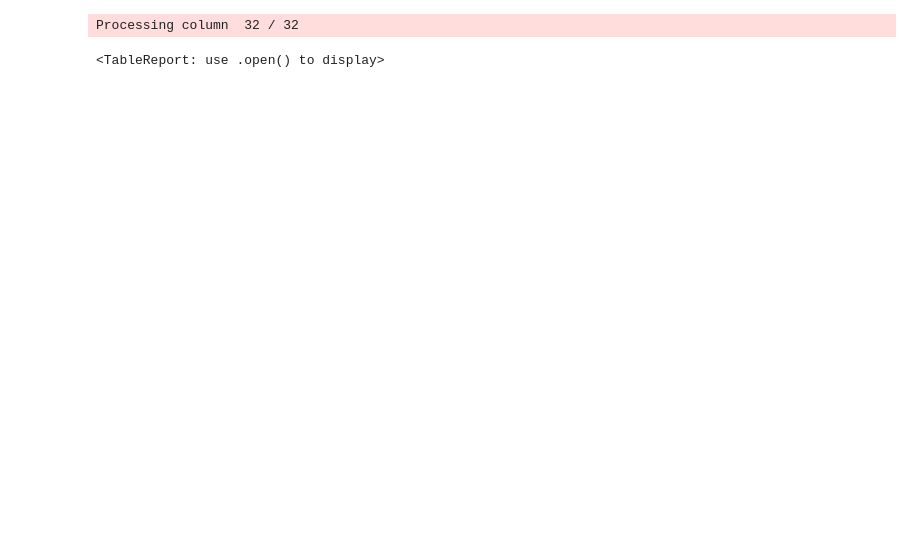
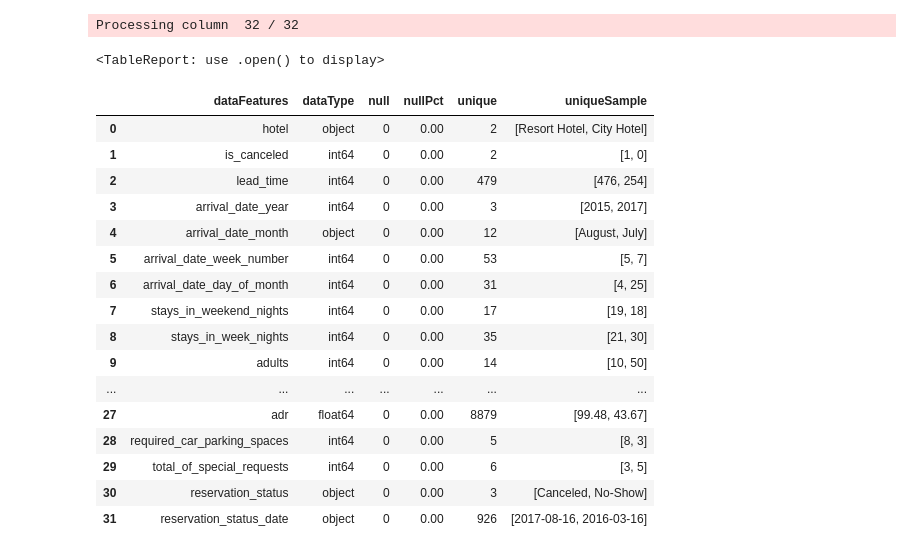
Before and after one commit to Lazymoo35/hotel-modelll, a Jupyter notebook: model_sections.ipynb, the cells around one changed output. Cells and saved outputs as stored; diff of their text form; code cells hidden in the pictures; blank space fills up the shorter version.

```diff
--- a/model_sections.ipynb
+++ b/model_sections.ipynb
@@ -69,0 +70,27 @@ data_unseen.to_csv("data_unseen.csv", index=False)
+# %%
+listItem = []
+for col in df.columns :
+    listItem.append([col, df[col].dtype, df[col].isna().sum(), round((df[col].isna().sum()/len(df[col])) * 100,2),
+                    df[col].nunique(), list(df[col].drop_duplicates().sample(2).values)])
+
+dfDesc = pd.DataFrame(columns=['dataFeatures', 'dataType', 'null', 'nullPct', 'unique', 'uniqueSample'],
+                     data=listItem)
+dfDesc
+# %% [output]
+|  | dataFeatures | dataType | null | nullPct | unique | uniqueSample |
+| 0 | hotel | object | 0 | 0.00 | 2 | [Resort Hotel, City Hotel] |
+| 1 | is_canceled | int64 | 0 | 0.00 | 2 | [1, 0] |
+| 2 | lead_time | int64 | 0 | 0.00 | 479 | [476, 254] |
+| 3 | arrival_date_year | int64 | 0 | 0.00 | 3 | [2015, 2017] |
+| 4 | arrival_date_month | object | 0 | 0.00 | 12 | [August, July] |
+| 5 | arrival_date_week_number | int64 | 0 | 0.00 | 53 | [5, 7] |
+| 6 | arrival_date_day_of_month | int64 | 0 | 0.00 | 31 | [4, 25] |
+| 7 | stays_in_weekend_nights | int64 | 0 | 0.00 | 17 | [19, 18] |
+| 8 | stays_in_week_nights | int64 | 0 | 0.00 | 35 | [21, 30] |
+| 9 | adults | int64 | 0 | 0.00 | 14 | [10, 50] |
+| ... | ... | ... | ... | ... | ... | ... |
+| 27 | adr | float64 | 0 | 0.00 | 8879 | [99.48, 43.67] |
+| 28 | required_car_parking_spaces | int64 | 0 | 0.00 | 5 | [8, 3] |
+| 29 | total_of_special_requests | int64 | 0 | 0.00 | 6 | [3, 5] |
+| 30 | reservation_status | object | 0 | 0.00 | 3 | [Canceled, No-Show] |
+| 31 | reservation_status_date | object | 0 | 0.00 | 926 | [2017-08-16, 2016-03-16] |
```
Also changed, not shown: parts of 15 cells of this notebook, 1 other file.
